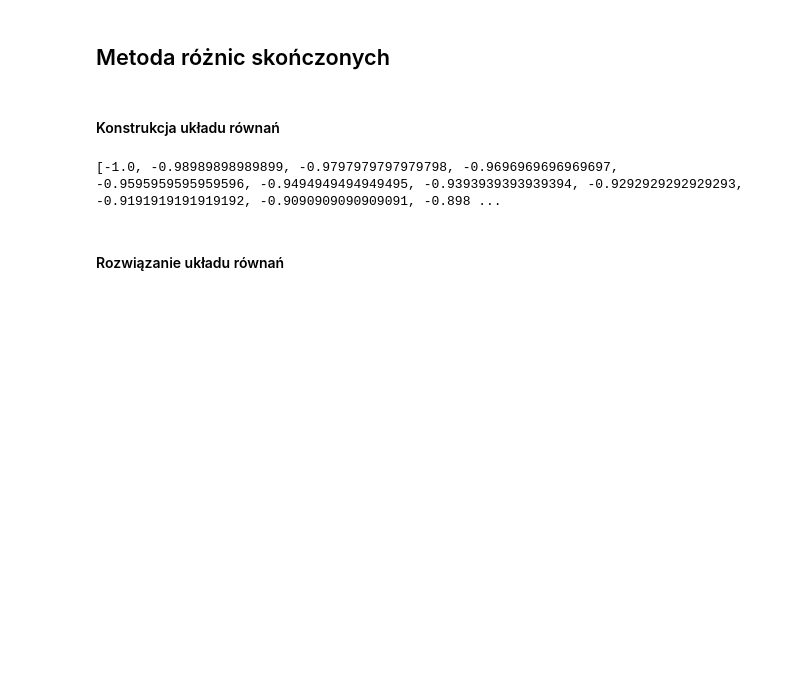
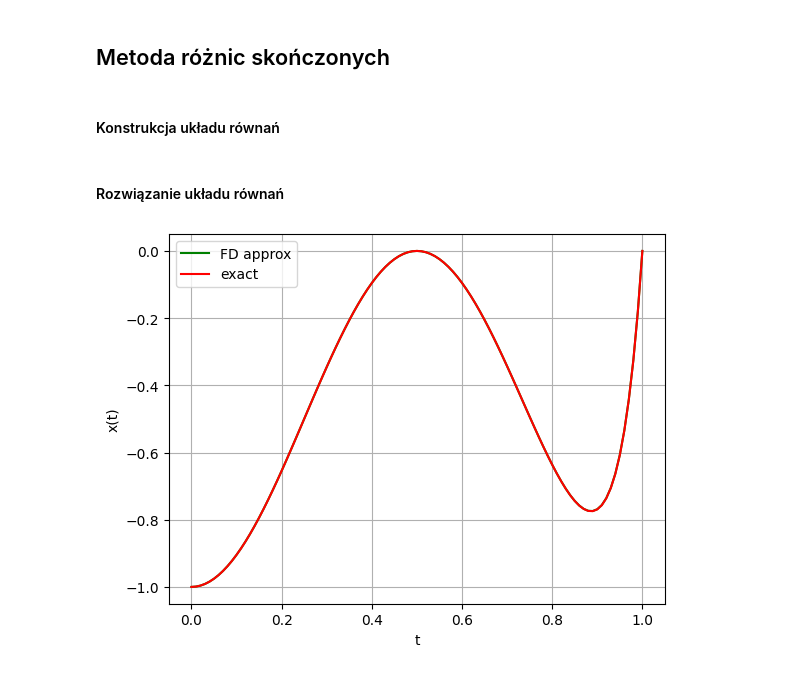
Before and after one commit to lindenalex/Qiskit_advanced_tutorials, a Jupyter notebook: boundary.ipynb, the cells around one changed output. Cells and saved outputs as stored; diff of their text form; code cells hidden in the pictures; blank space fills up the shorter version.

```diff
--- a/boundary.ipynb
+++ b/boundary.ipynb
@@ -113,19 +138,24 @@ plt.grid()
 ## Metoda różnic skończonych
 # %% [markdown]
 #### Konstrukcja układu równań
-# %%
-alpha = -1
-beta = 0
-a = 0
-b = 1
-n = 100
-h = (b - a) / (n - 1)
-
-t = [0] * n
-
-for i in range(n):
-  t[i] = a + i * h
-# %% [output]
-[-1.0, -0.98989898989899, -0.9797979797979798, -0.9696969696969697, -0.9595959595959596, -0.9494949494949495, -0.9393939393939394, -0.9292929292929293, -0.9191919191919192, -0.9090909090909091, -0.898 ...
+# %%
+n = 101
+t = np.linspace(0, 1, n)
+h = t[1] - t[0]
+h = 1/(n-1)
+m = n-2  # interior points
+# %%
+# build the tridiagonal matrix A of size m×m
+main_diag = (2/h**2 + 400)*np.ones(m)
+off_diag  = (-1/h**2)  *np.ones(m-1)
+a = np.diag(main_diag) + np.diag(off_diag,  1) + np.diag(off_diag, -1)
+# %%
+# build the RHS vector g(t_i) at the interior nodes i=1…n-2
+g = -400*np.cos(np.pi*t)**2 - 2*np.pi**2*np.cos(2*np.pi*t)
+b = g[1:-1].copy()
+
+# incorporate Dirichlet BCs x(0)=-1, x(1)=0
+b[0]   += (1/h**2)*(-1)   # from the term -x'' ≈ -(x₁ - 2x₀ + x_{-1})/h²
+# b[-1] += (1/h**2)*(0)  # right boundary is zero so no change
 # %% [markdown]
 #### Rozwiązanie układu równań
@@ -134,4 +162,20 @@ x_finite_diff = np.linalg.solve(a, b)
+# %%
+# solve for the interior values
+x_int = np.linalg.solve(a, b)
+
+# assemble the full solution vector
+x_finite_diff = np.empty_like(t)
+x_finite_diff[0]   = -1
+x_finite_diff[-1]  =  0
+x_finite_diff[1:-1] = x_int
 # %%
-plt.plot(t, x_finite_diff, color="green")
-plt.plot(t, exact(t), color="red")
+# now plot
+plt.plot(t, x_finite_diff, color="green", label="FD approx")
+plt.plot(t, exact(t),    color="red",   label="exact")
+plt.legend()
 plt.grid()
+plt.xlabel("t")
+plt.ylabel("x(t)")
+plt.show()
+# %% [output]
+[figure, added]
```
Also changed, not shown: parts of 20 cells of this notebook.
